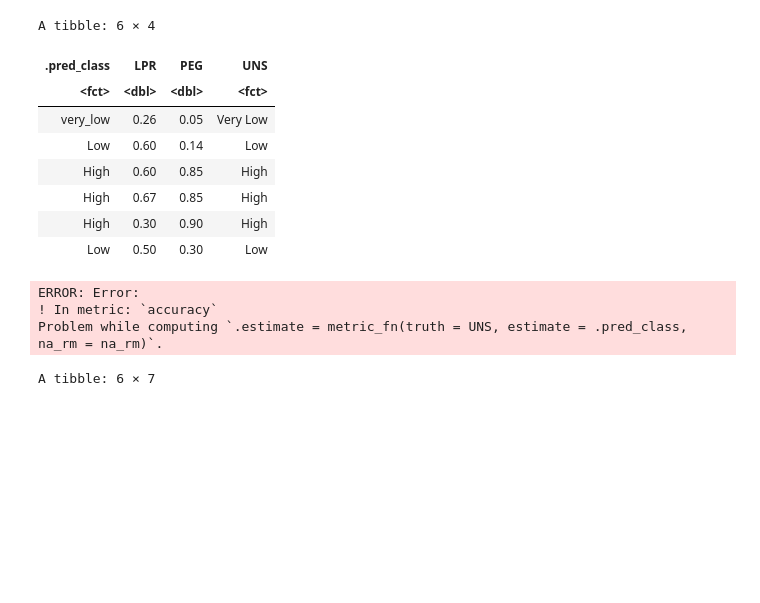
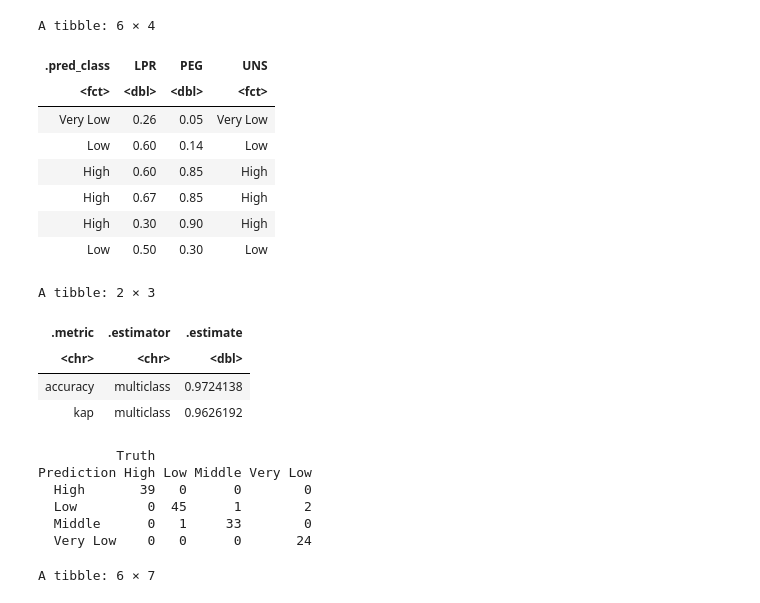
Before and after one commit to janicechn/project-005-25, a Jupyter notebook: term-project.ipynb, the cells around one changed output. Drawn from its saved outputs; the diff is of its cells as text; code cells hidden in the pictures; blank space fills up the shorter version.

```diff
--- a/term-project.ipynb
+++ b/term-project.ipynb
@@ -20,6 +38,7 @@ user_train = read_excel("user.xls", sheet = 2) %>%
 user_test = read_excel("user.xls", sheet = 3) %>%
             select(LPR, PEG, UNS) %>%
             mutate(UNS = as.factor(UNS))
+user_train$UNS <- recode_factor(user_train$UNS, very_low = "Very Low")
 head(user_train)
 head(user_test)
 # %% [output]
@@ -110,40 +119,50 @@ A tibble: 20 × 7
 # %%
 # from accuracy_vs_k above, we see 6 is the best value for K
 # final model with best value K
 final_spec <- nearest_neighbor(weight_func = "rectangular", neighbors = 6) %>%
       set_engine("kknn") %>%
       set_mode("classification")
 
 final_fit <- workflow() %>%
       add_recipe(user_recipe) %>%
       add_model(final_spec) %>%
       fit(data = user_train)
 
 # predict labels for testing data
 final_predictions <- predict(final_fit, user_test) %>%
       bind_cols(user_test)
 head(final_predictions)
+# keeping the values of levels in estimate and truth classes same
+final_predictions$.pred_class <- factor(final_predictions$.pred_class, levels = c("High", "Low", "Middle", "Very Low"))
 # find statistics about our model quality
 final_metrics <- final_predictions %>%
       metrics(truth = UNS, estimate = .pred_class)
 final_metrics
 # confusion matrix for classifier
 final_conf_mat <- final_predictions %>%
       conf_mat(truth = UNS, estimate = .pred_class)
 final_conf_mat
 # %% [output]
 A tibble: 6 × 4
 | .pred_class | LPR | PEG | UNS |
 | <fct> | <dbl> | <dbl> | <fct> |
-| very_low | 0.26 | 0.05 | Very Low |
+| Very Low | 0.26 | 0.05 | Very Low |
 | Low | 0.60 | 0.14 | Low |
 | High | 0.60 | 0.85 | High |
 | High | 0.67 | 0.85 | High |
 | High | 0.30 | 0.90 | High |
 | Low | 0.50 | 0.30 | Low |
-ERROR: Error:
-! In metric: `accuracy`
-Problem while computing `.estimate = metric_fn(truth = UNS, estimate = .pred_class, na_rm = na_rm)`.
+A tibble: 2 × 3
+| .metric | .estimator | .estimate |
+| <chr> | <chr> | <dbl> |
+| accuracy | multiclass | 0.9724138 |
+| kap | multiclass | 0.9626192 |
+          Truth
+Prediction High Low Middle Very Low
+  High       39   0      0        0
+  Low         0  45      1        2
+  Middle      0   1     33        0
+  Very Low    0   0      0       24
 # %%
 # prepare for data modelling for LPR ONLY
 lpr_recipe <- recipe(UNS ~ LPR, data = user_train)
```
Also changed, not shown: parts of 6 cells of this notebook.
